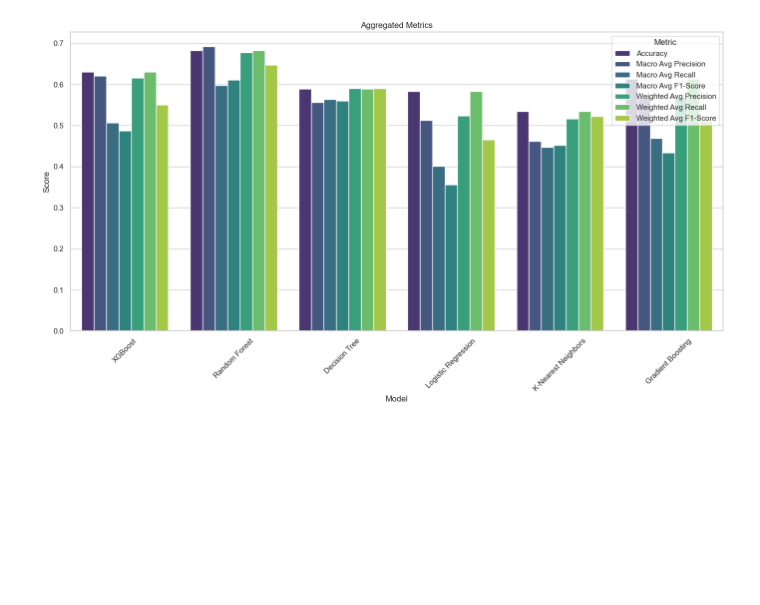
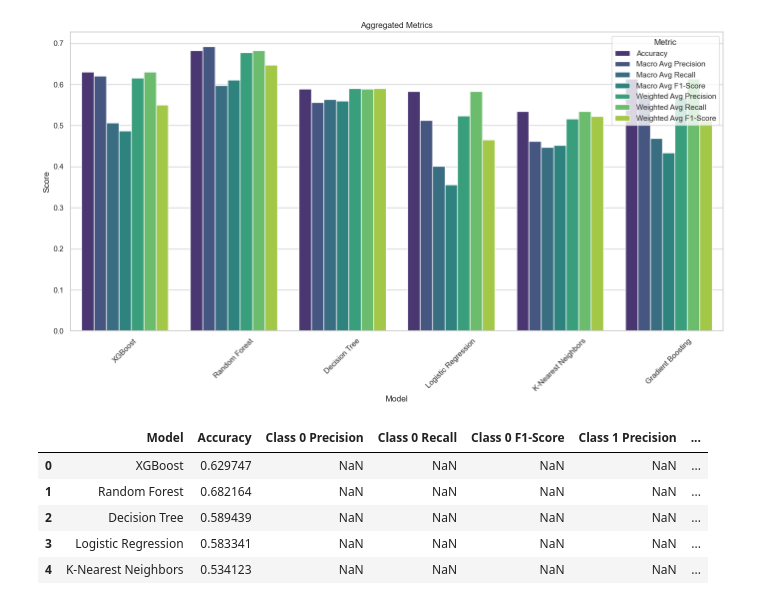
Before and after one commit to wnetohr/Olist-Brazilian-E-Commerce, a Jupyter notebook: notebooks/prediction_models.ipynb, the cells around one changed output. Drawn from its saved outputs; the diff is of its cells as text; code cells hidden in the pictures; blank space fills up the shorter version.

```diff
--- a/notebooks/prediction_models.ipynb
+++ b/notebooks/prediction_models.ipynb
@@ -267,3 +267,17 @@ plt.tight_layout()
 plt.show()
 # %% [output]
 [figure]
+# %%
+# Caminho para o arquivo CSV
+file_path = '../data/outputs/classification_reports.csv'
+
+# Carregar os dados
+df = pd.read_csv(file_path)
+df.head()
+# %% [output]
+|  | Model | Accuracy | Class 0 Precision | Class 0 Recall | Class 0 F1-Score | Class 1 Precision | ... |
+| 0 | XGBoost | 0.629747 | NaN | NaN | NaN | NaN | ... |
+| 1 | Random Forest | 0.682164 | NaN | NaN | NaN | NaN | ... |
+| 2 | Decision Tree | 0.589439 | NaN | NaN | NaN | NaN | ... |
+| 3 | Logistic Regression | 0.583341 | NaN | NaN | NaN | NaN | ... |
+| 4 | K-Nearest Neighbors | 0.534123 | NaN | NaN | NaN | NaN | ... |
```
Also changed, not shown: parts of 2 cells of this notebook, 1 other file.
